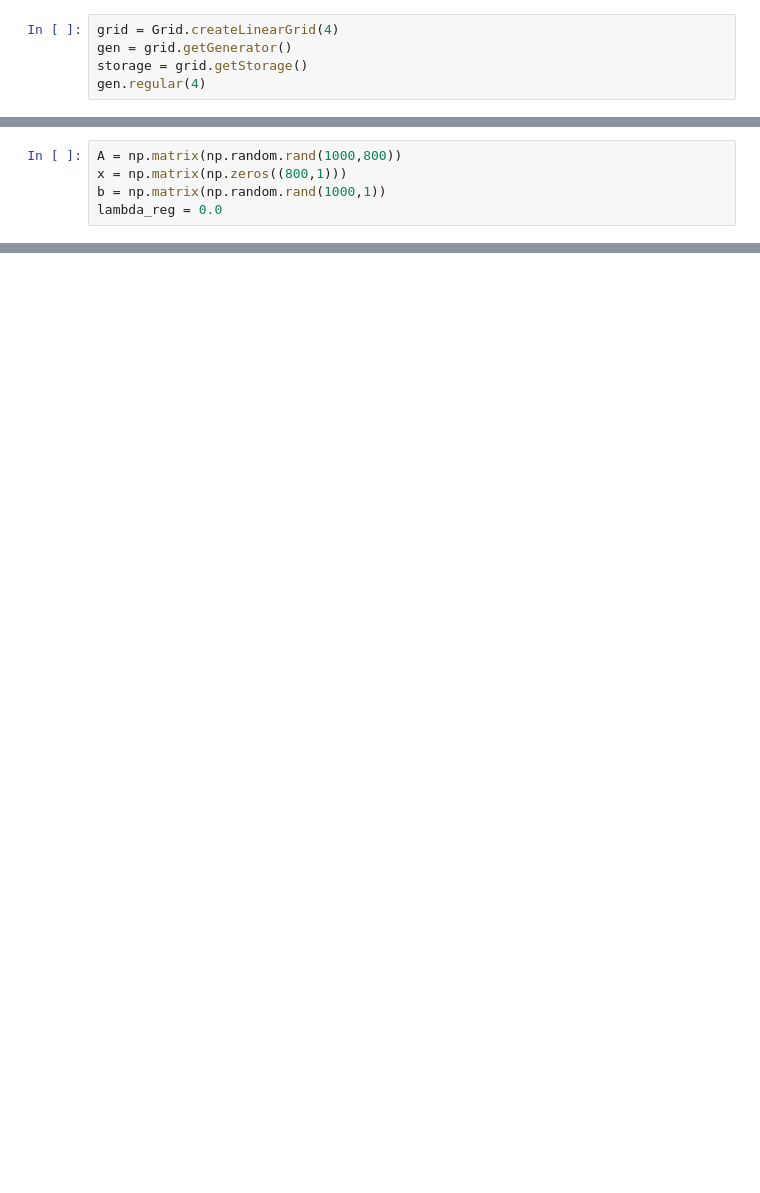
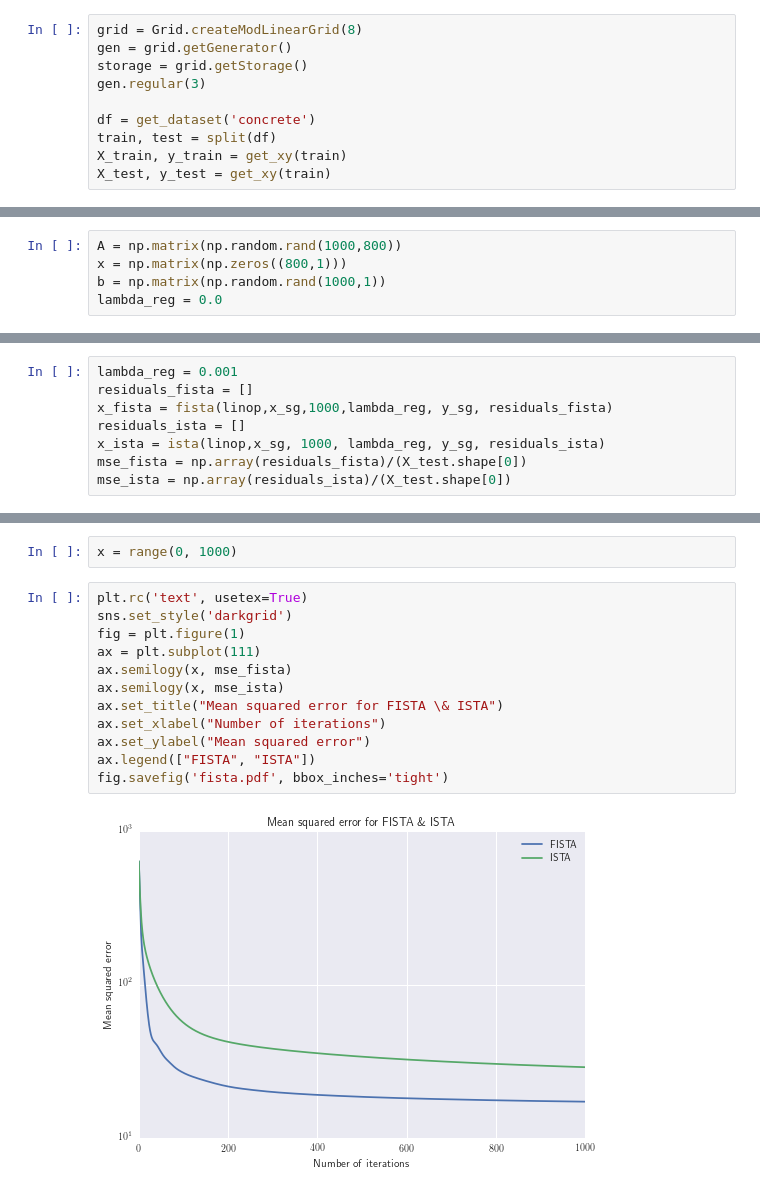
Before and after one commit to krenzland/prior-information, a Jupyter notebook: notebooks/008-FISTA.ipynb, the cells around one changed output, grey strips where cells are left out. Cells and saved outputs as stored; diff of their text form; blank space fills up the shorter version.

Commit message:
Add sparse grid functionality to FISTA-NB.
Using a real dataset (concrete)!

```diff
--- a/notebooks/008-FISTA.ipynb
+++ b/notebooks/008-FISTA.ipynb
@@ -15,8 +17,13 @@ import tools
 # %%
-grid = Grid.createLinearGrid(4)
+grid = Grid.createModLinearGrid(8)
 gen = grid.getGenerator()
 storage = grid.getStorage()
-gen.regular(4)
+gen.regular(3)
+
+df = get_dataset('concrete')
+train, test = split(df)
+X_train, y_train = get_xy(train)
+X_test, y_test = get_xy(train)
 # %%
 def eval_op(x, op, size):
     result_vec = DataVector(size)
@@ -361,0 +297,8 @@ Iteration 100    with residual of 262.109487896
+# %%
+lambda_reg = 0.001
+residuals_fista = []
+x_fista = fista(linop,x_sg,1000,lambda_reg, y_sg, residuals_fista)
+residuals_ista = []
+x_ista = ista(linop,x_sg, 1000, lambda_reg, y_sg, residuals_ista)
+mse_fista = np.array(residuals_fista)/(X_test.shape[0])
+mse_ista = np.array(residuals_ista)/(X_test.shape[0])
@@ -361,0 +323,16 @@ Iteration 100    with residual of 262.109487896
+# %%
+x = range(0, 1000)
+# %%
+plt.rc('text', usetex=True)
+sns.set_style('darkgrid')
+fig = plt.figure(1)
+ax = plt.subplot(111)
+ax.semilogy(x, mse_fista)
+ax.semilogy(x, mse_ista)
+ax.set_title("Mean squared error for FISTA \& ISTA")
+ax.set_xlabel("Number of iterations")
+ax.set_ylabel("Mean squared error")
+ax.legend(["FISTA", "ISTA"])
+fig.savefig('fista.pdf', bbox_inches='tight')
+# %% [output]
+[figure, added]
```
Also changed, not shown: parts of 21 cells of this notebook.
